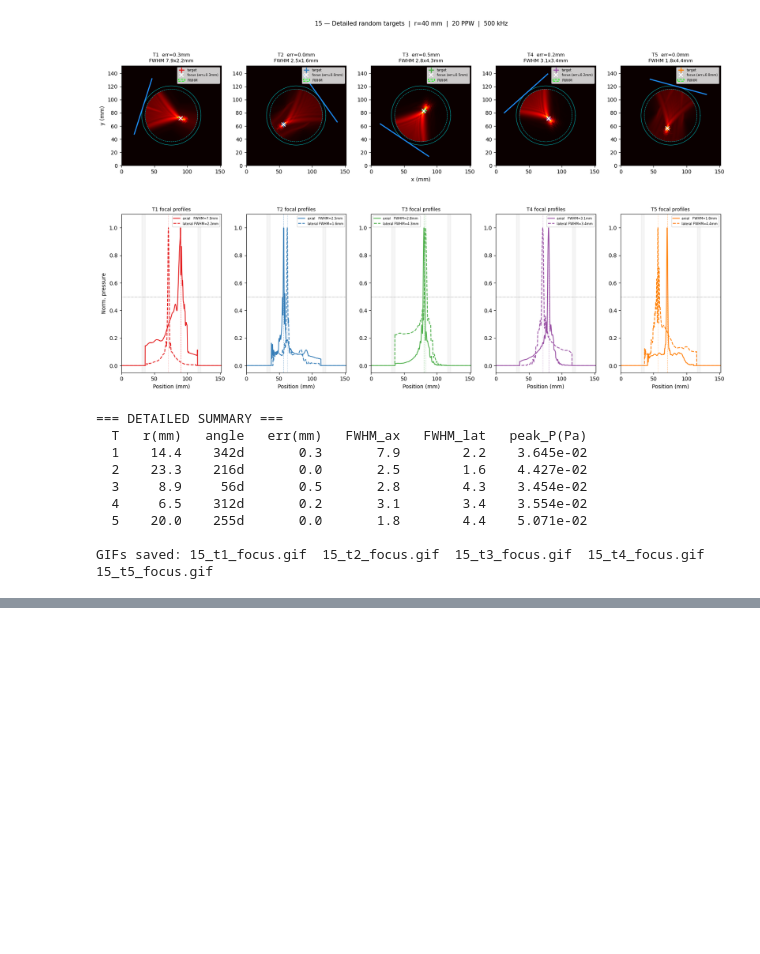
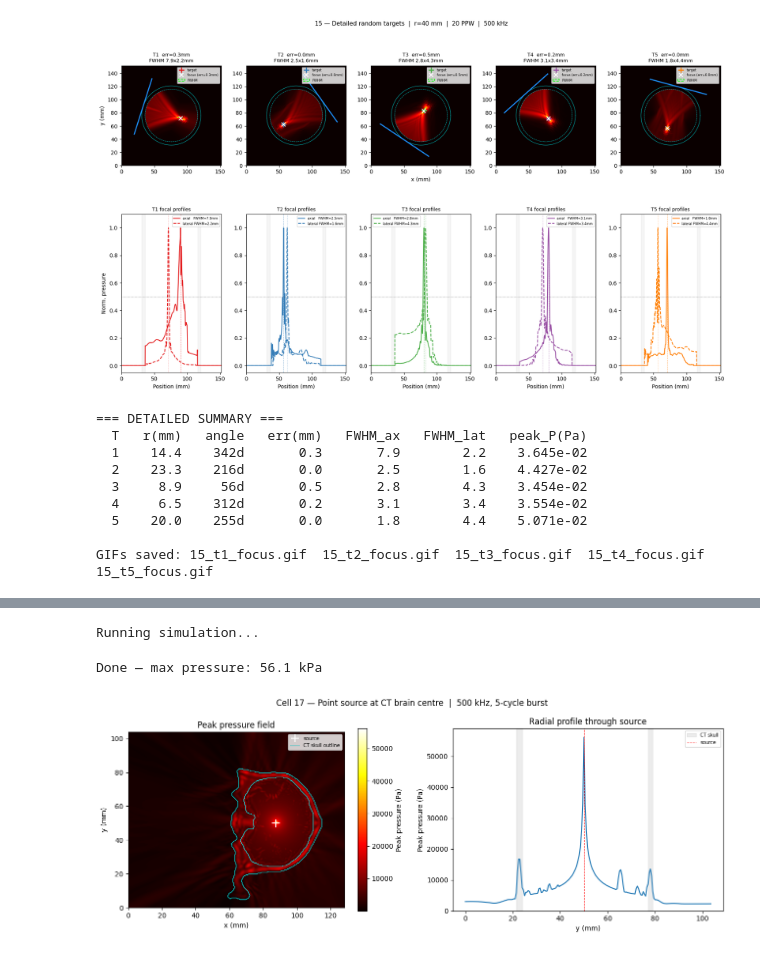
Before and after one commit to BenGitai/Brain-Ultrasound-Code-Pesaran-, a Jupyter notebook: CombinedKwaveTests.ipynb, the cells around one changed output, grey strips where cells are left out. Drawn from its saved outputs; the diff is of its cells as text; code cells hidden in the pictures; blank space fills up the shorter version.

```diff
--- a/CombinedKwaveTests.ipynb
+++ b/CombinedKwaveTests.ipynb
@@ -3147,0 +3228,79 @@ GIFs saved: 15_t1_focus.gif  15_t2_focus.gif  15_t3_focus.gif  15_t4_focus.gif
+# %%
+# ── CRITICAL FIX: Prevent k-Wave NaN Explosion ────────────────────────────────
+# If there is air in the medium, the 1800x density contrast will crash the sim.
+# We clamp any low values back to water-like properties right before running.
+medium.density[medium.density < 1000] = 1000.0
+medium.sound_speed[medium.sound_speed < 1000] = 1482.0
+
+# ── Source: single point at brain centre ──────────────────────────────────────
+burst = tone_burst(1/kgrid.dt, freq, 5).flatten()
+
+source = kSource()
+source.p_mask = np.zeros((Nx, Ny))
+source.p_mask[cx, cy] = 1
+source.p = burst * 1e5   # 100 kPa
+
+# ── Sensor: full field, record peak pressure ──────────────────────────────────
+sensor = kSensor()
+sensor.mask = np.ones((Nx, Ny))
+sensor.record = ['p_max']
+
+# ── Run ───────────────────────────────────────────────────────────────────────
+print("Running simulation...")
+sensor_data = kspaceFirstOrder(kgrid, medium, source, sensor, device='gpu', dtype='float32')
+p_max = sensor_data['p_max'].reshape(Nx, Ny)
+
+# Safety check so the plot doesn't crash if it ever fails again
+if np.isnan(p_max).any():
+    print("WARNING: Sim hit NaNs. Converting to 0 so plot still renders.")
+    p_max = np.nan_to_num(p_max)
+
+print(f"Done — max pressure: {np.max(p_max)/1e3:.1f} kPa")
+
+# ── Plot ──────────────────────────────────────────────────────────────────────
+extent = [0, Nx*dx*1e3, 0, Ny*dx*1e3]
+cx_mm  = cx * dx * 1e3
+cy_mm  = cy * dx * 1e3
+
+fig, axes = plt.subplots(1, 2, figsize=(13, 5))
+
+# Left: 2D peak-pressure field
+ax = axes[0]
+im = ax.imshow(p_max.T, origin='lower', extent=extent, cmap='hot')
+plt.colorbar(im, ax=ax, label='Peak pressure (Pa)')
+
+# Draw the real CT skull boundaries
+ax.contour(bone_mask.T, levels=[0.5], extent=extent, colors='cyan', linewidths=0.8)
+
+ax.plot(cx_mm, cy_mm, 'w+', ms=12, mew=1.5, label='source')
+ax.set_xlabel('x (mm)'); ax.set_ylabel('y (mm)')
+ax.set_title('Peak pressure field')
+ax.plot([], [], 'c-', lw=0.8, label='CT skull outline') # Dummy line for legend
+ax.legend(fontsize=7, loc='upper right')
+
+# Right: radial profile through centre
+ax = axes[1]
+radial = p_max[cx, :]                  # slice along y through source
+y_mm   = np.arange(Ny) * dx * 1e3
+ax.plot(y_mm, radial)
+
+# Shade the skull regions exactly where the bone_mask is True along this slice
+skull_1d = bone_mask[cx, :]
+# Using max value to set the shading height safely
+y_max = np.max(radial) if np.max(radial) > 0 else 1.0
+ax.fill_between(y_mm, 0, y_max*1.05, where=skull_1d, color='gray', alpha=0.15, label='CT skull')
+
+ax.axvline(x=cy_mm, color='red', lw=0.8, linestyle='--', label='source')
+ax.set_xlabel('y (mm)'); ax.set_ylabel('Peak pressure (Pa)')
+ax.set_title('Radial profile through source')
+ax.legend(fontsize=7)
+ax.set_ylim(0, y_max*1.05)
+
+plt.suptitle('Cell 17 — Point source at CT brain centre  |  500 kHz, 5-cycle burst')
+plt.tight_layout()
+plt.savefig('17_centre_source.png', dpi=150)
+plt.show()
+# %% [output]
+Running simulation...
+Done — max pressure: 56.1 kPa
+[figure, added]
```
Also changed, not shown: parts of 5 cells of this notebook, 2 other files.
